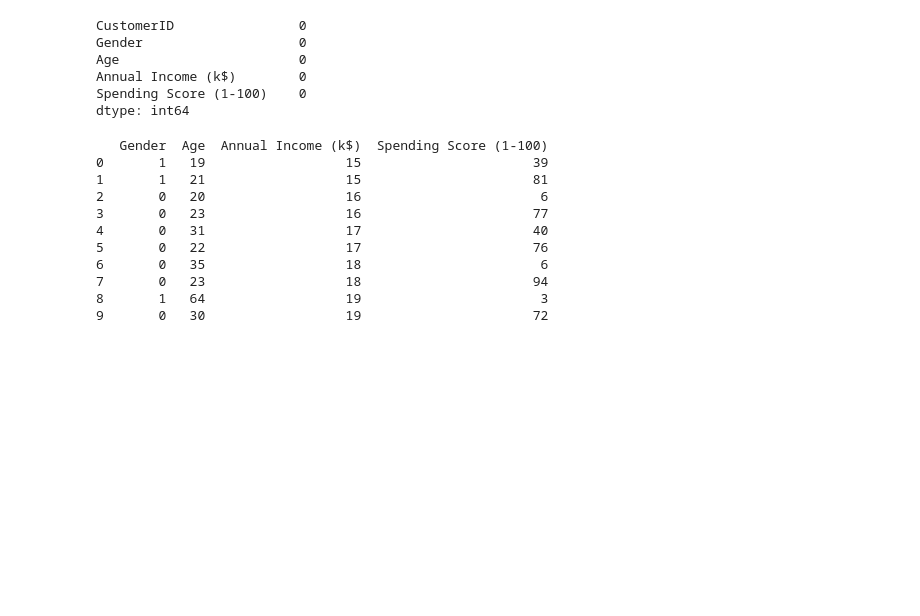
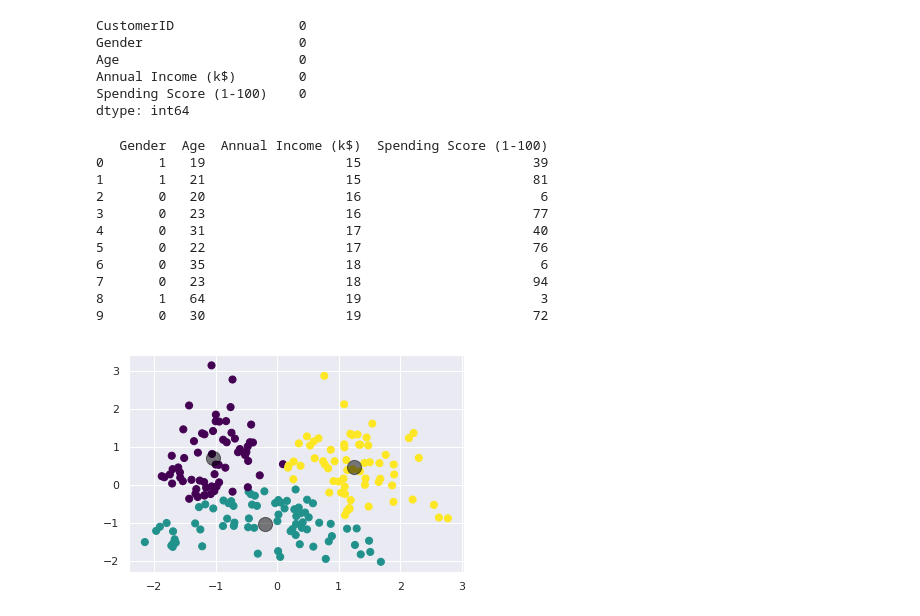
Before and after one commit to DinWaikabu/Machine_Learning, a Jupyter notebook: Kmeans_Mall_Customers_data.ipynb, the cells around one changed output. Saved outputs shown, nothing was run; the diff lists cells and outputs as text; code cells hidden in the pictures; blank space fills up the shorter version.

```diff
--- a/Kmeans_Mall_Customers_data.ipynb
+++ b/Kmeans_Mall_Customers_data.ipynb
@@ -102,8 +102,25 @@ print(df.head(10))
 8       1   64                  19                       3
 9       0   30                  19                      72
 # %%
-from sklearn.cluster import k_means
+from sklearn.cluster import KMeans
 import matplotlib.pyplot as plt
 from matplotlib import style
-style.use('ggplot')
 from sklearn import preprocessing
+import seaborn as sns; sns.set()  # for plot styling
+import numpy as np
+from sklearn.decomposition import PCA
+# %%
+dff = preprocessing.scale(df)
+# %%
+pca = PCA(n_components=2).fit(dff)
+pca_2d = pca.transform(dff)
+# %%
+Clf = KMeans(n_clusters = 3)
+Clf.fit(pca_2d)
+prediksi = Clf.predict(pca_2d)
+# %%
+plt.scatter(pca_2d[:, 0], pca_2d[:, 1], c=prediksi, s=50, cmap='viridis')
+centers = Clf.cluster_centers_
+plt.scatter(centers[:, 0], centers[:, 1], c='black', s=200, alpha=0.5);
+# %% [output]
+[figure, added]
```
Also changed, not shown: parts of 2 cells of this notebook.
